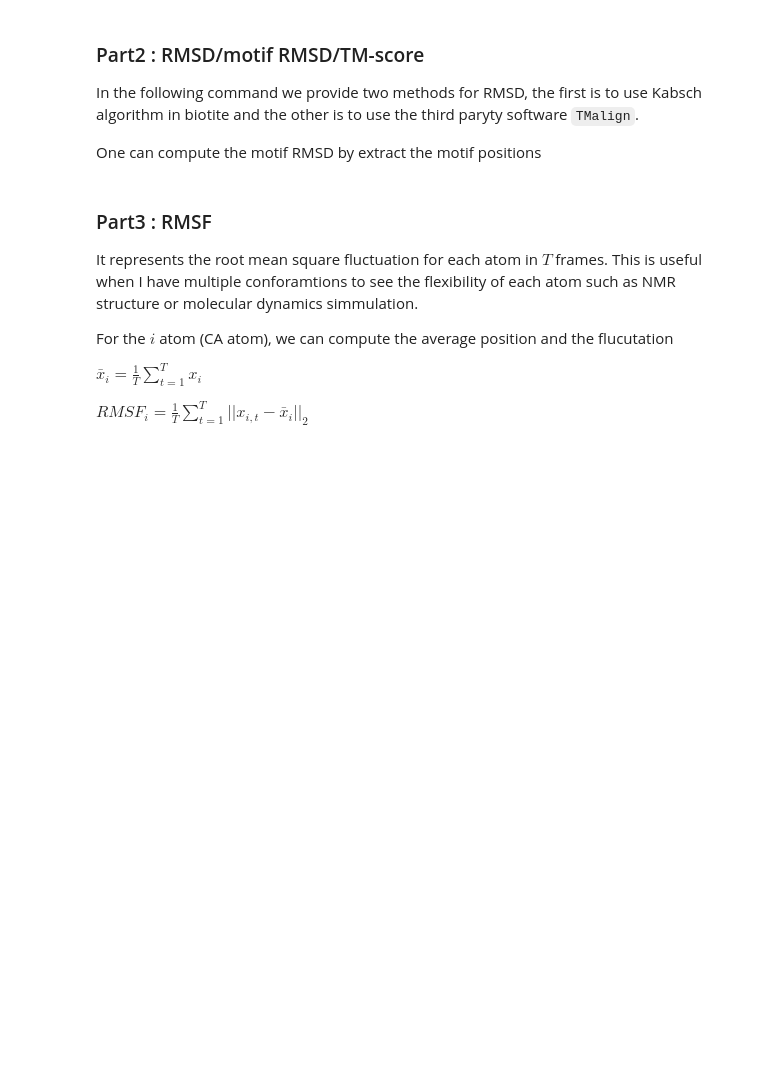
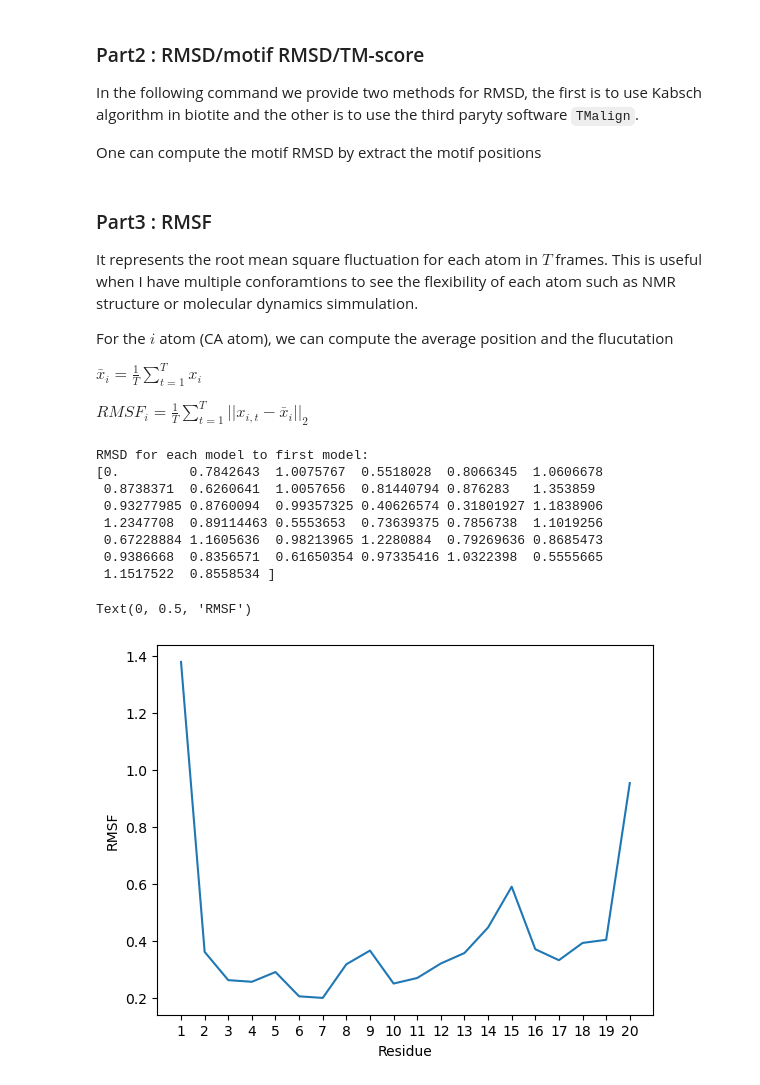
Before and after one commit to sirius777coder/GPDL, a Jupyter notebook: metric.ipynb, the cells around one changed output. Saved outputs shown, nothing was run; the diff lists cells and outputs as text; code cells hidden in the pictures; blank space fills up the shorter version.

Commit message:
update RMSF scripts

```diff
--- a/metric.ipynb
+++ b/metric.ipynb
@@ -207,3 +208,41 @@ For the $i$ atom (CA atom), we can compute the average position and the flucutat
 $\bar{x}_i=\frac{1}{T}\sum\limits_{t=1}^T x_i$
 
 $RMSF_{i}=\frac{1}{T}\sum\limits_{t=1}^T||x_{i,t} - \bar{x}_i||_2$
+# %%
+def RMSF(file_path):
+    """
+    Calculate the RMSF of a protein structure, useful for MD simulations and NMR structures
+    """
+    stack = strucio.load_structure(file_path)
+    # We consider only CA atoms
+    stack = stack[:, stack.atom_name == "CA"]
+    # Superimposing all models of the structure onto the first model
+    stack, transformation_tuple = struc.superimpose(stack[0], stack)
+    print("RMSD for each model to first model:")
+    print(struc.rmsd(stack[0], stack))
+    # Calculate the RMSF relative to the average of all models
+    average_structure = struc.average(stack)
+    rmsf = struc.rmsf(average_structure, stack)
+    return rmsf
+# %%
+import biotite.database.rcsb as rcsb
+import matplotlib.pyplot as plt
+
+file_path = rcsb.fetch("1l2y", "pdb", "./")
+rmsf = RMSF(file_path)
+plt.plot(np.arange(1,len(rmsf)+1),rmsf)
+plt.xlim(0,21)
+plt.xticks(np.arange(1,21))
+plt.xlabel("Residue")
+plt.ylabel("RMSF")
+# %% [output]
+RMSD for each model to first model:
+[0.         0.7842643  1.0075767  0.5518028  0.8066345  1.0606678
+ 0.8738371  0.6260641  1.0057656  0.81440794 0.876283   1.353859
+ 0.93277985 0.8760094  0.99357325 0.40626574 0.31801927 1.1838906
+ 1.2347708  0.89114463 0.5553653  0.73639375 0.7856738  1.1019256
+ 0.67228884 1.1605636  0.98213965 1.2280884  0.79269636 0.8685473
+ 0.9386668  0.8356571  0.61650354 0.97335416 1.0322398  0.5555665
+ 1.1517522  0.8558534 ]
+Text(0, 0.5, 'RMSF')
+[figure, added]
```
Also changed, not shown: parts of 2 cells of this notebook.
